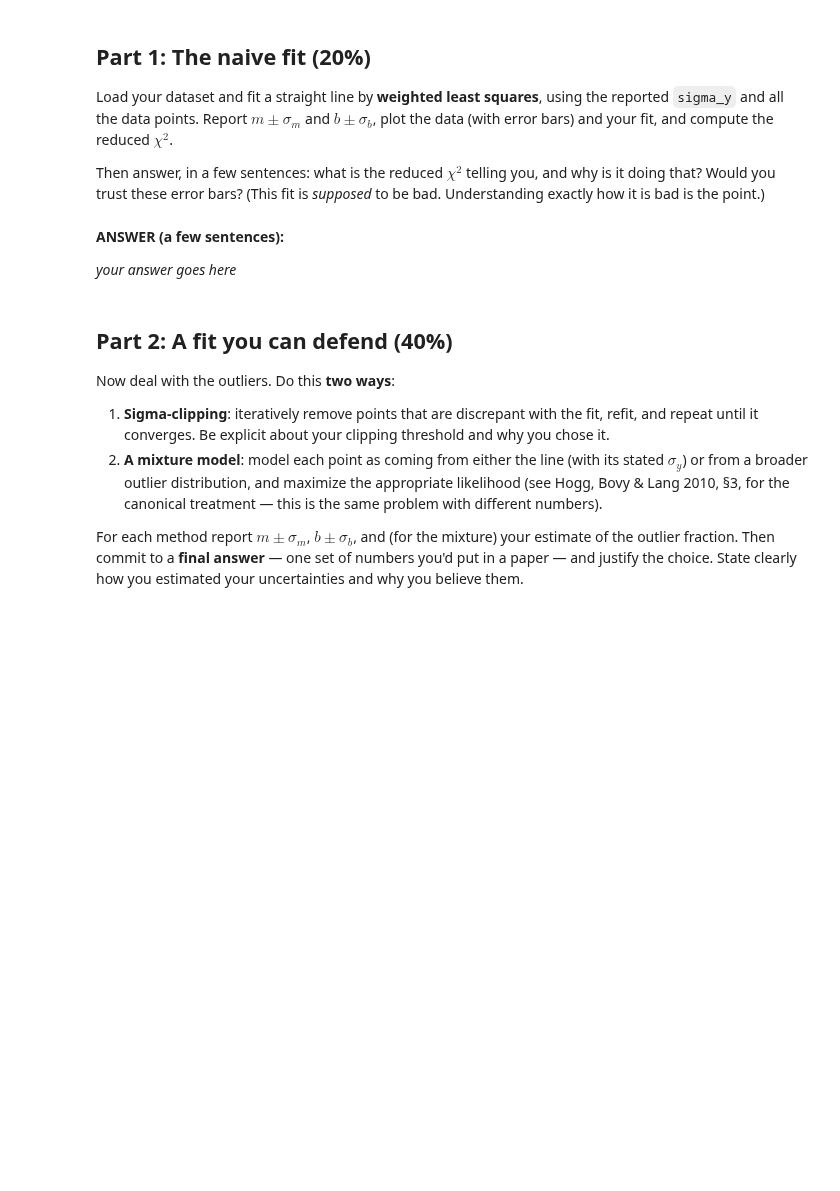
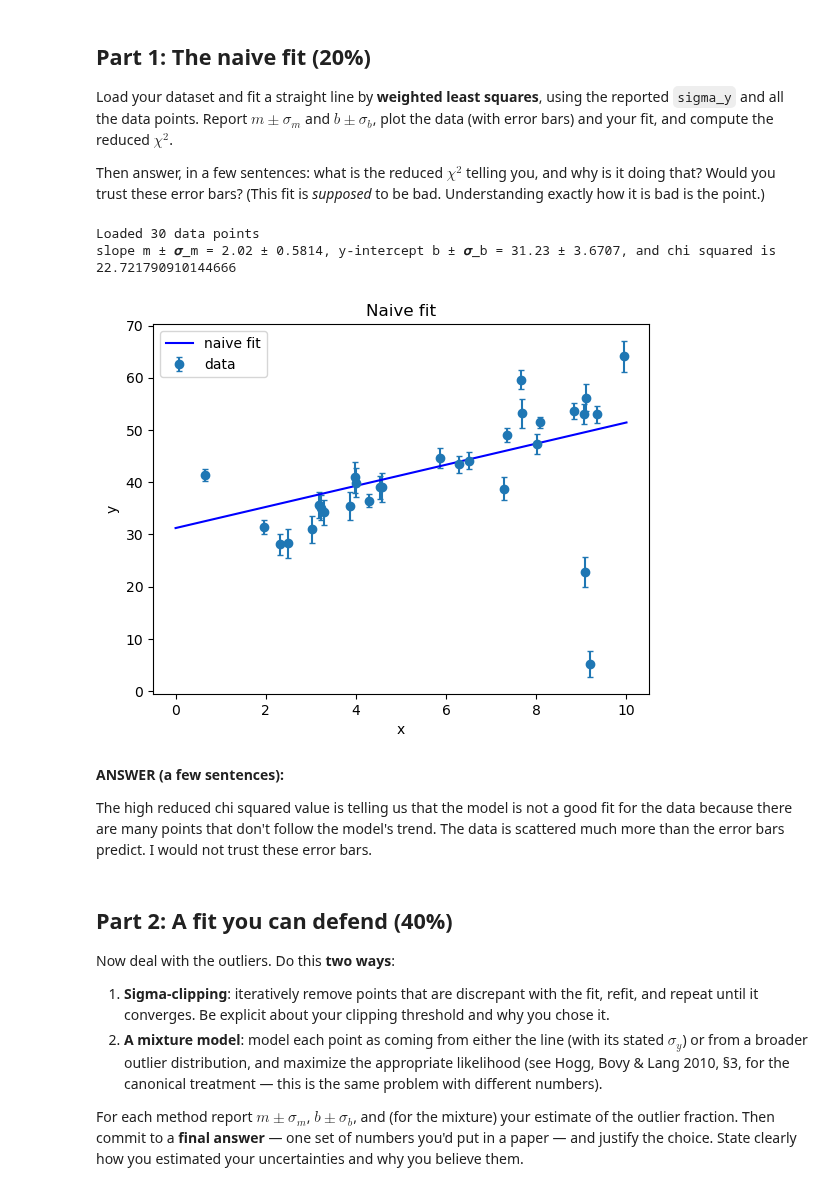
Before and after one commit to gnarayan/ast457_2026_Fall, a Jupyter notebook: submissions/saumyap2/lab01.ipynb, the cells around one changed output. Cells and saved outputs as stored; diff of their text form; code cells hidden in the pictures; blank space fills up the shorter version.

```diff
--- a/submissions/saumyap2/lab01.ipynb
+++ b/submissions/saumyap2/lab01.ipynb
@@ -31,10 +31,39 @@ doing that? Would you trust these error bars? (This fit is *supposed* to be bad.
 exactly how it is bad is the point.)
 # %%
 # Part 1: your work here
+
+# Part 1: your work here
+import numpy as np
+import matplotlib.pyplot as plt
+
+data = np.genfromtxt(f'../../labs/01/data/saumyap2.csv', delimiter=',', names=True)
+x, y, sigma_y = data['x'], data['y'], data['sigma_y']
+n = len(x)
+print(f"Loaded {n} data points")
+
+naive_fit = np.polyfit(x, y, 1, w=1/sigma_y, cov=True)
+m, b = naive_fit[0]
+sigma_m, sigma_b = np.sqrt(np.diag(naive_fit[1]))
+
+resid = y - np.polyval(naive_fit[0], x)
+chi_2 = np.sum(resid**2/sigma_y**2) / (n-2)
+
+print( f'slope m ± 𝝈_m = {m:.2f} ± {sigma_m:.4f}, y-intercept b ± 𝝈_b = {b:.2f} ± {sigma_b:.4f}, and chi squared is {chi_2}')
+
+xx = np.linspace(0,10,200)
+plt.errorbar(x,y,yerr = sigma_y, fmt='o', capsize=2, label='data')
+plt.plot(xx, np.polyval(naive_fit[0], xx), 'b-', label='naive fit')
+plt.xlabel('x'); plt.ylabel('y'); plt.legend()
+plt.title(f'Naive fit')
+plt.show()
+# %% [output]
+Loaded 30 data points
+slope m ± 𝝈_m = 2.02 ± 0.5814, y-intercept b ± 𝝈_b = 31.23 ± 3.6707, and chi squared is 22.721790910144666
+[figure, added]
 # %% [markdown]
 **ANSWER (a few sentences):**
 
-*your answer goes here*
+The high reduced chi squared value is telling us that the model is not a good fit for the data because there are many points that don't follow the model's trend. The data is scattered much more than the error bars predict. I would not trust these error bars.
 # %% [markdown]
 ## Part 2: A fit you can defend (40%)
 
```
Also changed, not shown: parts of 7 cells of this notebook.
